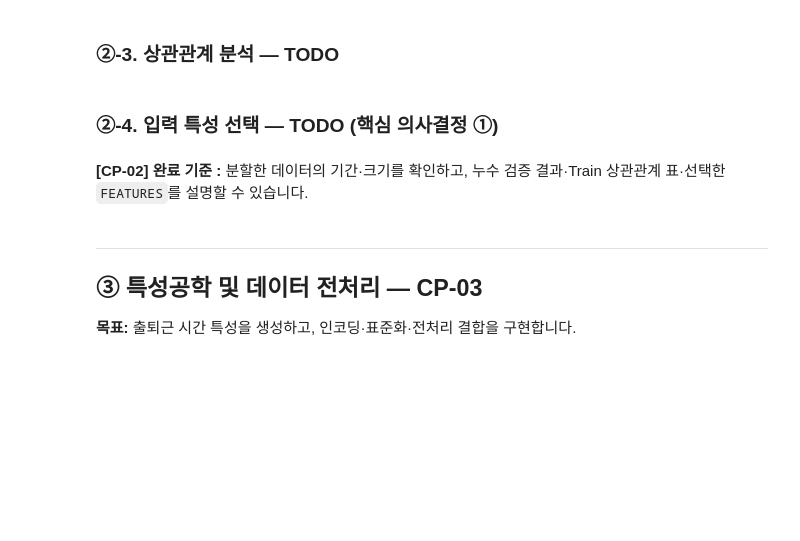
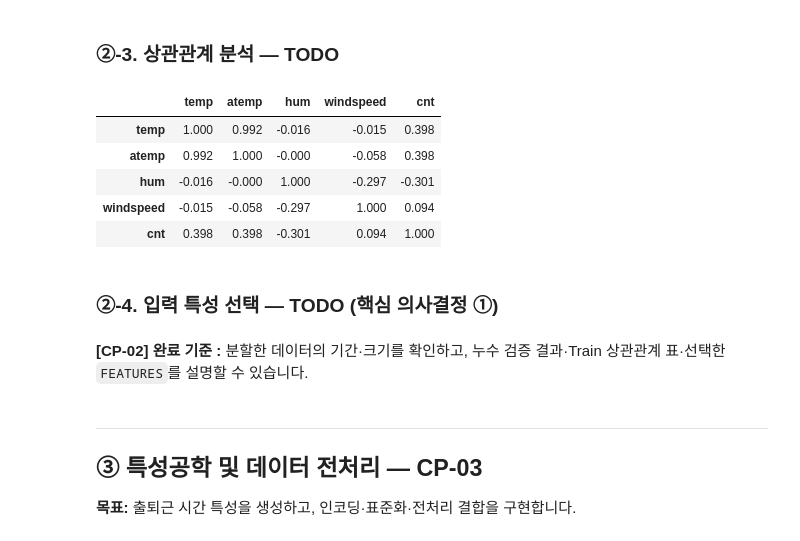
Before and after one commit to iremys/ai-mini-projects, a Jupyter notebook: mini-project-01/code/01_regression_bike_demand.ipynb, the cells around one changed output. Drawn from its saved outputs; the diff is of its cells as text; code cells hidden in the pictures; blank space fills up the shorter version.

Commit message:
2 상관관계 분석

```diff
--- a/mini-project-01/code/01_regression_bike_demand.ipynb
+++ b/mini-project-01/code/01_regression_bike_demand.ipynb
@@ -327,11 +393,37 @@ Ellipsis
 # %%
 # [공통] 분석에 사용할 컬럼
 corr_cols = ["temp", "atemp", "hum", "windspeed", "cnt"]
+#             온도     체감온도  습도    풍속         총대여량
 
 # TODO 2-3. Train 데이터로만 상관계수를 계산합니다.
 # 힌트: train_df[corr_cols].corr()
-corr = ...
+corr = train_df[corr_cols].corr()
 display(corr.round(3))
+
+# 온도(temp) 와 총대여량
+#  -양(+)의 상관관계 (약 0.4 대)
+#  -날씨가 따뜻해질수록 대여량 증가
+#
+# 체감온도(atemp) 와 총대여량
+#  -양(+)의 상관관계 (약 0.4 대)
+#  -실제 온도와 거의 비슷하게 양의 상관관계
+#  -사람이 실제로 느끼는 기온이 높을수록 대여량이 증가
+#
+# 습도(hum) 와 총대여량
+#  -음(-)의 상관관계 (마이너스 값)
+#  -습도가 높을수록 대여량 감소
+#
+# 풍속(windspeed) 와 총대여량
+#  -음(-)의 상관관계 (낮은 마이너스 값)
+#  -바람이 셀수록 대여량 감소
+#  -온도나 습도보다는 영향력이 작음
+# %% [output]
+|  | temp | atemp | hum | windspeed | cnt |
+| temp | 1.000 | 0.992 | -0.016 | -0.015 | 0.398 |
+| atemp | 0.992 | 1.000 | -0.000 | -0.058 | 0.398 |
+| hum | -0.016 | -0.000 | 1.000 | -0.297 | -0.301 |
+| windspeed | -0.015 | -0.058 | -0.297 | 1.000 | 0.094 |
+| cnt | 0.398 | 0.398 | -0.301 | 0.094 | 1.000 |
 # %%
 # [공통] 상관관계 시각화 기본 구조
 plt.figure(figsize=(5, 4))
```
Also changed, not shown: parts of 4 cells of this notebook.
